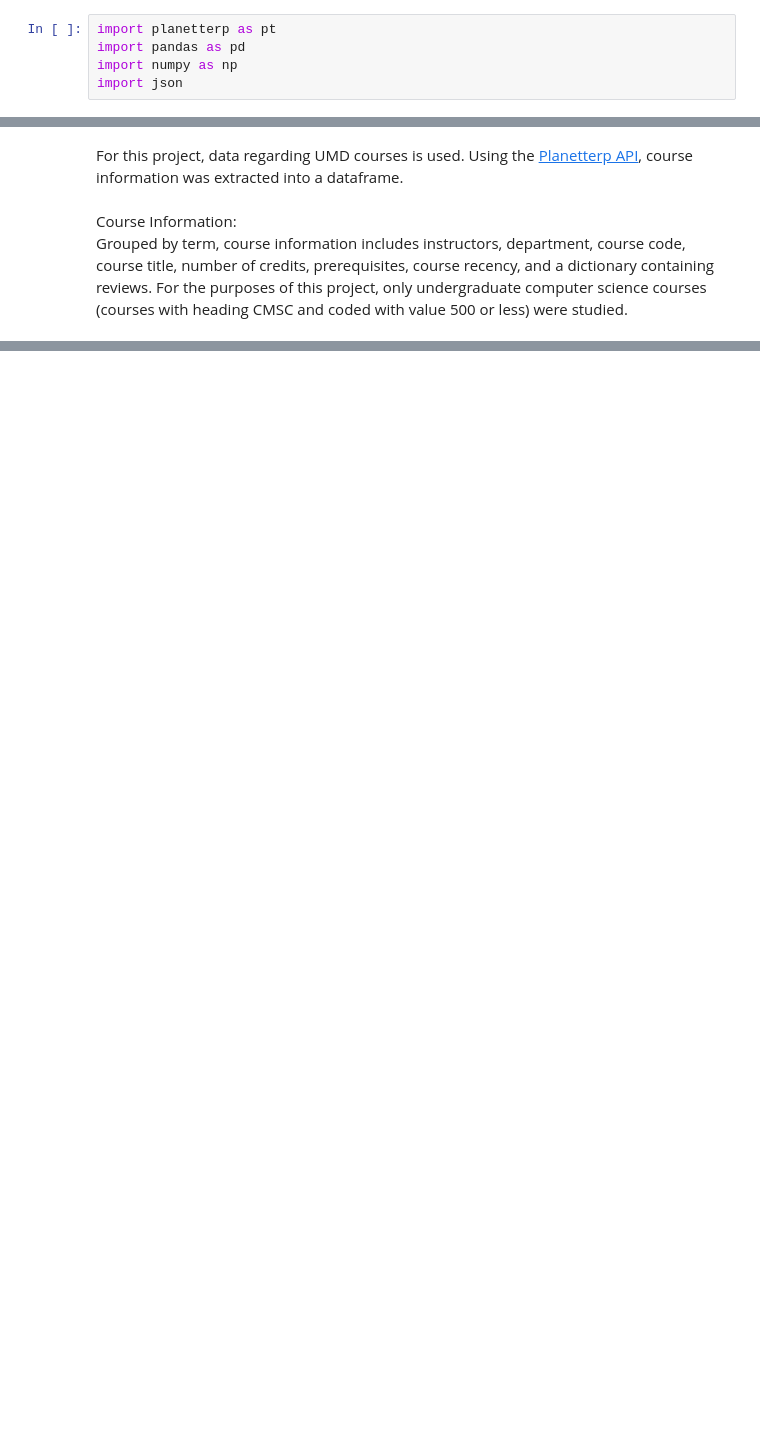
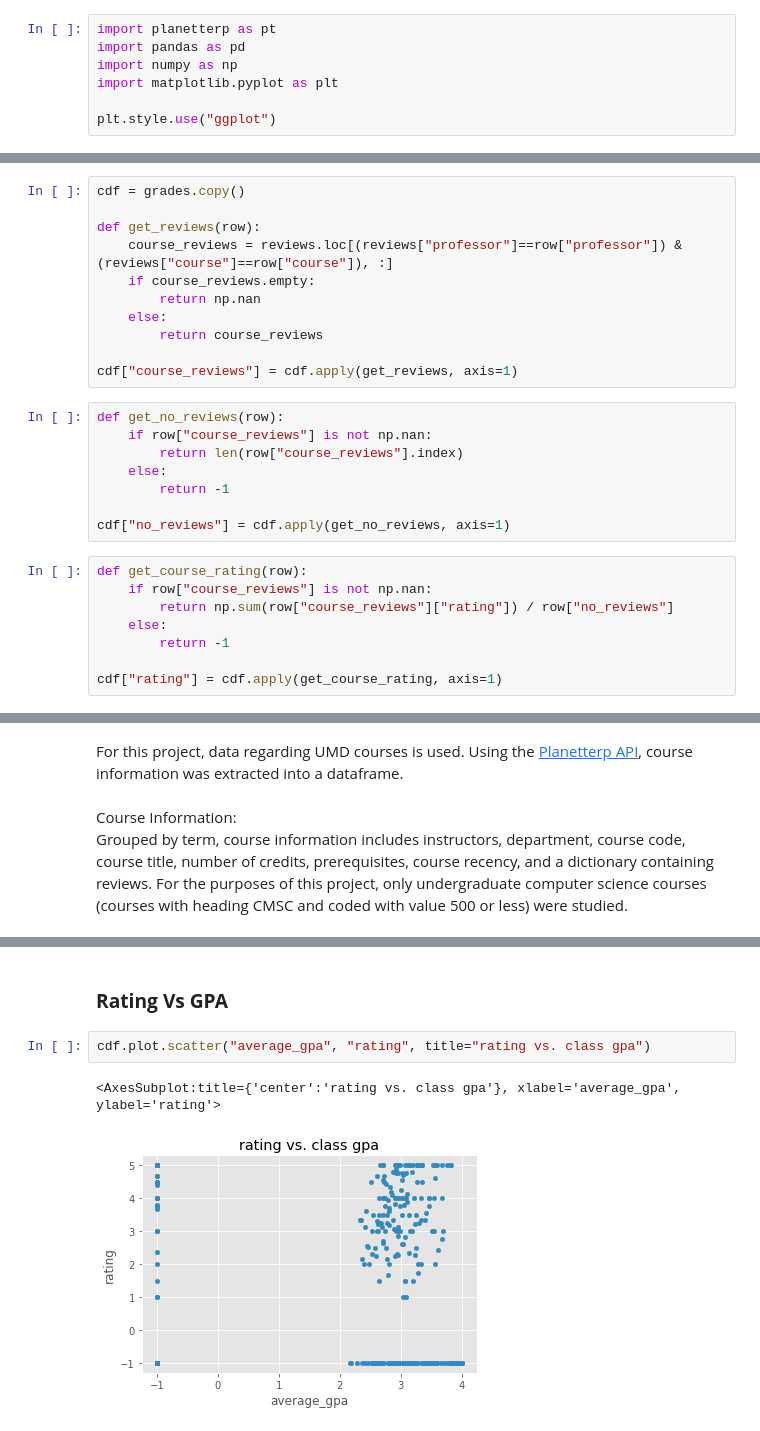
Before and after one commit to adamy03/course_analysis, a Jupyter notebook: course_analysis.ipynb, the cells around one changed output, grey strips where cells are left out. Drawn from its saved outputs; the diff is of its cells as text; blank space fills up the shorter version.

```diff
--- a/course_analysis.ipynb
+++ b/course_analysis.ipynb
@@ -20,7 +22,9 @@ Questions:
 import planetterp as pt
 import pandas as pd
 import numpy as np
-import json
+import matplotlib.pyplot as plt
+
+plt.style.use("ggplot")
 # %%
 COURSE_REIVEW_COLUMNS = ["professor", "course", "review", "rating", "expected_grade", "created"]
 GRADE_WEIGHTS = [4, 4, 3.7, 3.3, 3.0, 2.7, 2.3, 2.0, 1.7, 1.3, 1.0, 0.7, 0.0]
@@ -124,0 +133,27 @@ grades.head()
+# %%
+cdf = grades.copy()
+
+def get_reviews(row):
+    course_reviews = reviews.loc[(reviews["professor"]==row["professor"]) & (reviews["course"]==row["course"]), :]
+    if course_reviews.empty:
+        return np.nan
+    else:
+        return course_reviews
+
+cdf["course_reviews"] = cdf.apply(get_reviews, axis=1)
+# %%
+def get_no_reviews(row):
+    if row["course_reviews"] is not np.nan:
+        return len(row["course_reviews"].index)
+    else:
+        return -1
+
+cdf["no_reviews"] = cdf.apply(get_no_reviews, axis=1)
+# %%
+def get_course_rating(row):
+    if row["course_reviews"] is not np.nan:
+        return np.sum(row["course_reviews"]["rating"]) / row["no_reviews"]
+    else:
+        return -1
+
+cdf["rating"] = cdf.apply(get_course_rating, axis=1)
@@ -131,0 +185,7 @@ Grouped by term, course information includes instructors, department, course cod
+# %% [markdown]
+### **Rating Vs GPA**
+# %%
+cdf.plot.scatter("average_gpa", "rating", title="rating vs. class gpa")
+# %% [output]
+<AxesSubplot:title={'center':'rating vs. class gpa'}, xlabel='average_gpa', ylabel='rating'>
+[figure, added]
```
Also changed, not shown: parts of 31 cells of this notebook.
